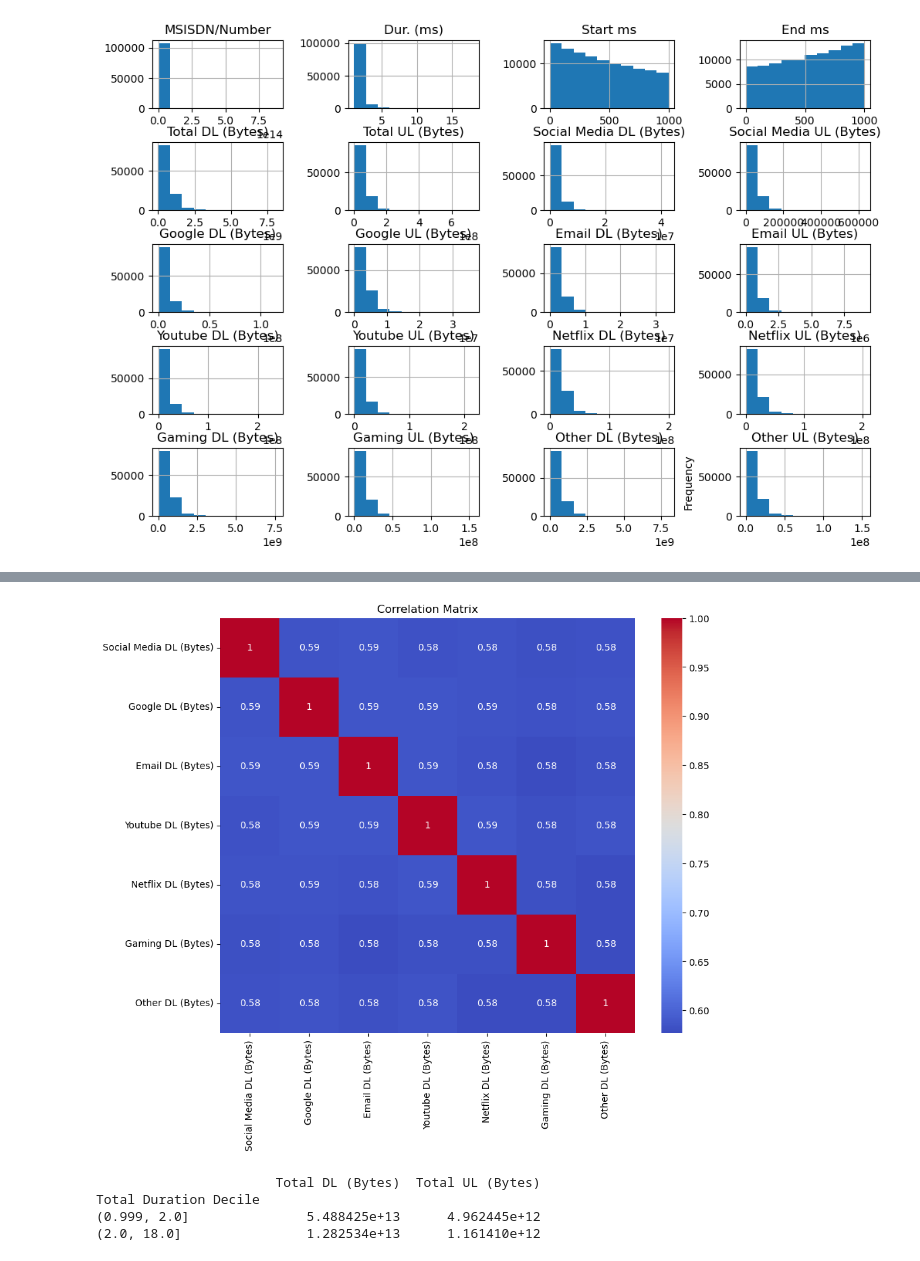
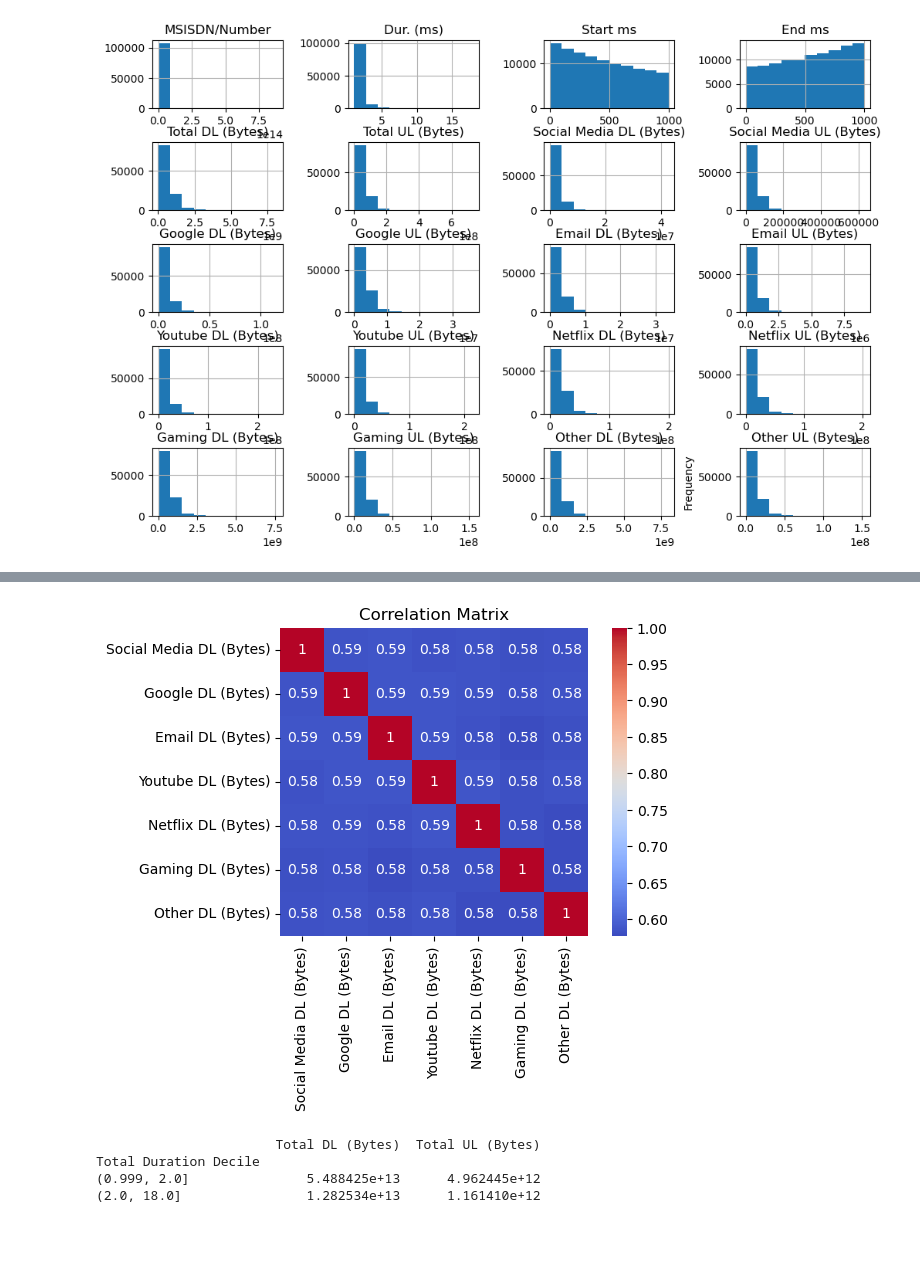
Before and after one commit to OjasSC/Telco_Project, a Jupyter notebook: Telco_Project.ipynb, the cells around one changed output, grey strips where cells are left out. Saved outputs shown, nothing was run; the diff lists cells and outputs as text; code cells hidden in the pictures; blank space fills up the shorter version.

```diff
--- a/Telco_Project.ipynb
+++ b/Telco_Project.ipynb
@@ -327,12 +327,12 @@ Gaming UL (Bytes)                0.579294          0.579641
 Other DL (Bytes)                 1.000000          0.584306
 Other UL (Bytes)                 0.584306          1.000000
 # %%
-plt.figure(figsize=(10, 8))
+plt.figure(figsize=(6, 4))
 sns.heatmap(correlation_matrix, annot=True, cmap='coolwarm', square=True)
 plt.title('Correlation Matrix')
 plt.show()
 # %% [output]
-[figure, old version]
+[figure, new version]
 # %%
 # Calculate the total duration for all sessions for each user
 user_behavior['Total Duration'] = user_behavior['Dur. (ms)'].sum(level=0)
```
Also changed, not shown: parts of 9 cells of this notebook.
